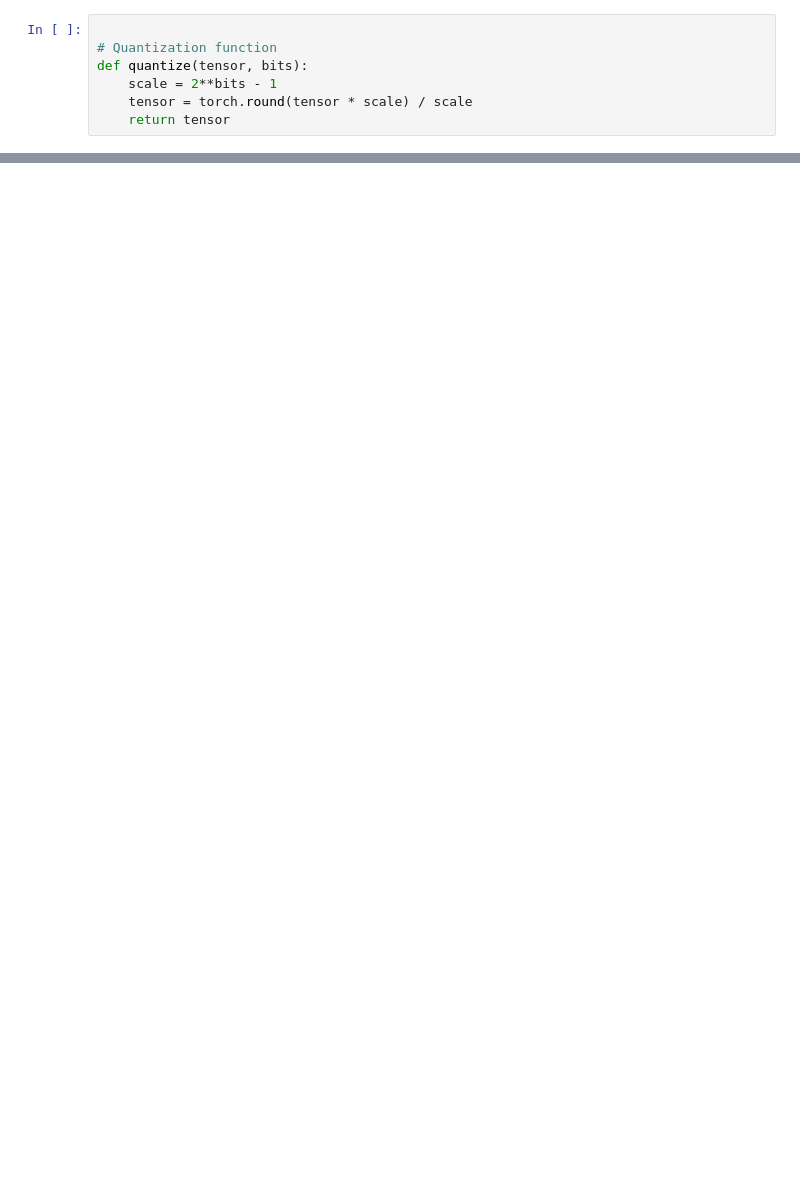
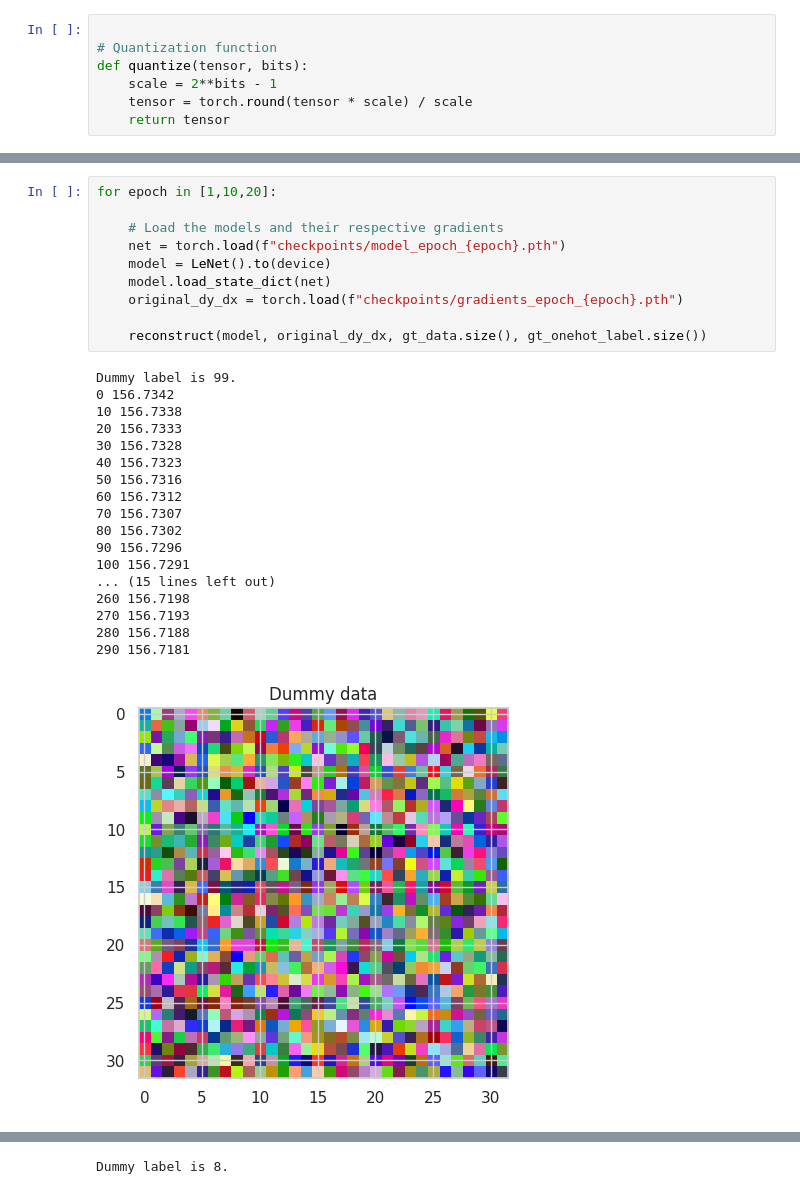
Before and after one commit to arvind6599/Opt_ML_Project, a Jupyter notebook: main.ipynb, the cells around one changed output, grey strips where cells are left out. Saved outputs shown, nothing was run; the diff lists cells and outputs as text; blank space fills up the shorter version.

```diff
--- a/main.ipynb
+++ b/main.ipynb
@@ -97,0 +325,29 @@ KeyboardInterrupt:
+# %%
+for epoch in [1,10,20]:
+
+    # Load the models and their respective gradients
+    net = torch.load(f"checkpoints/model_epoch_{epoch}.pth")
+    model = LeNet().to(device)
+    model.load_state_dict(net)
+    original_dy_dx = torch.load(f"checkpoints/gradients_epoch_{epoch}.pth")
+
+    reconstruct(model, original_dy_dx, gt_data.size(), gt_onehot_label.size())
+# %% [output]
+Dummy label is 99.
+0 156.7342
+10 156.7338
+20 156.7333
+30 156.7328
+40 156.7323
+50 156.7316
+60 156.7312
+70 156.7307
+80 156.7302
+90 156.7296
+100 156.7291
+... (15 lines left out)
+260 156.7198
+270 156.7193
+280 156.7188
+290 156.7181
+[figure, added]
@@ -97,0 +396 @@ KeyboardInterrupt:
+Dummy label is 8.
```
Also changed, not shown: parts of 11 cells of this notebook, 2 other files.
